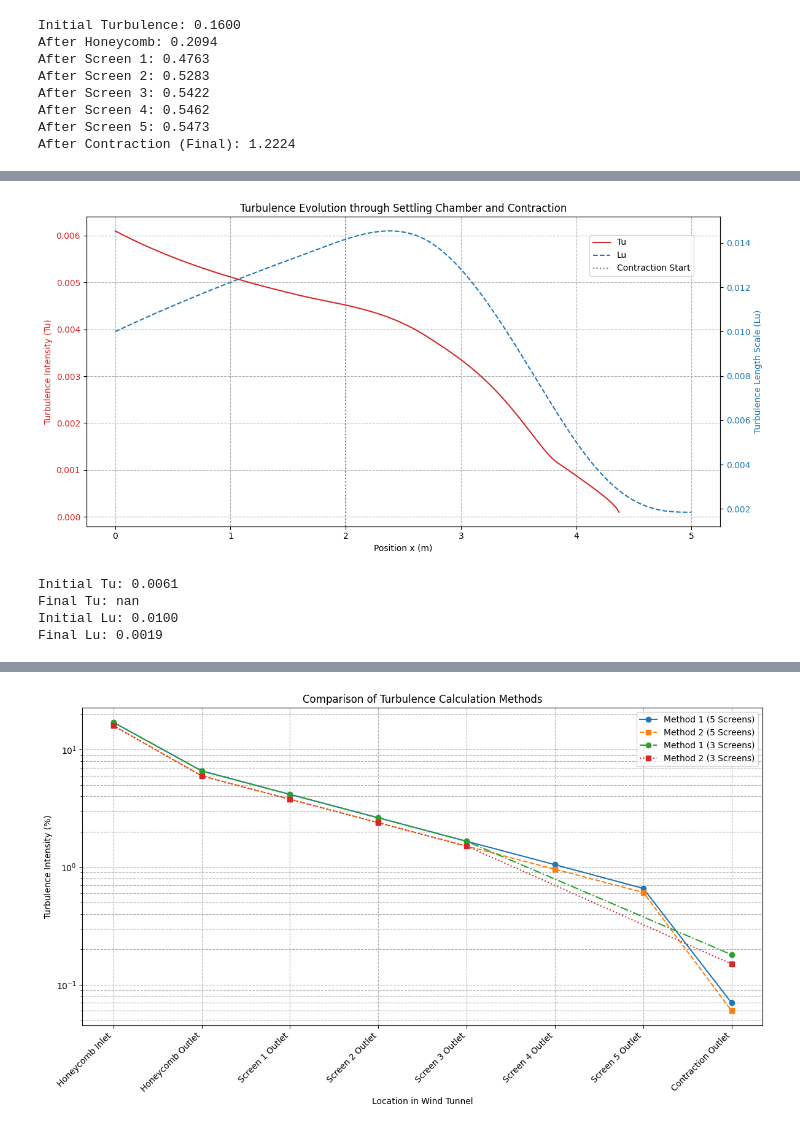
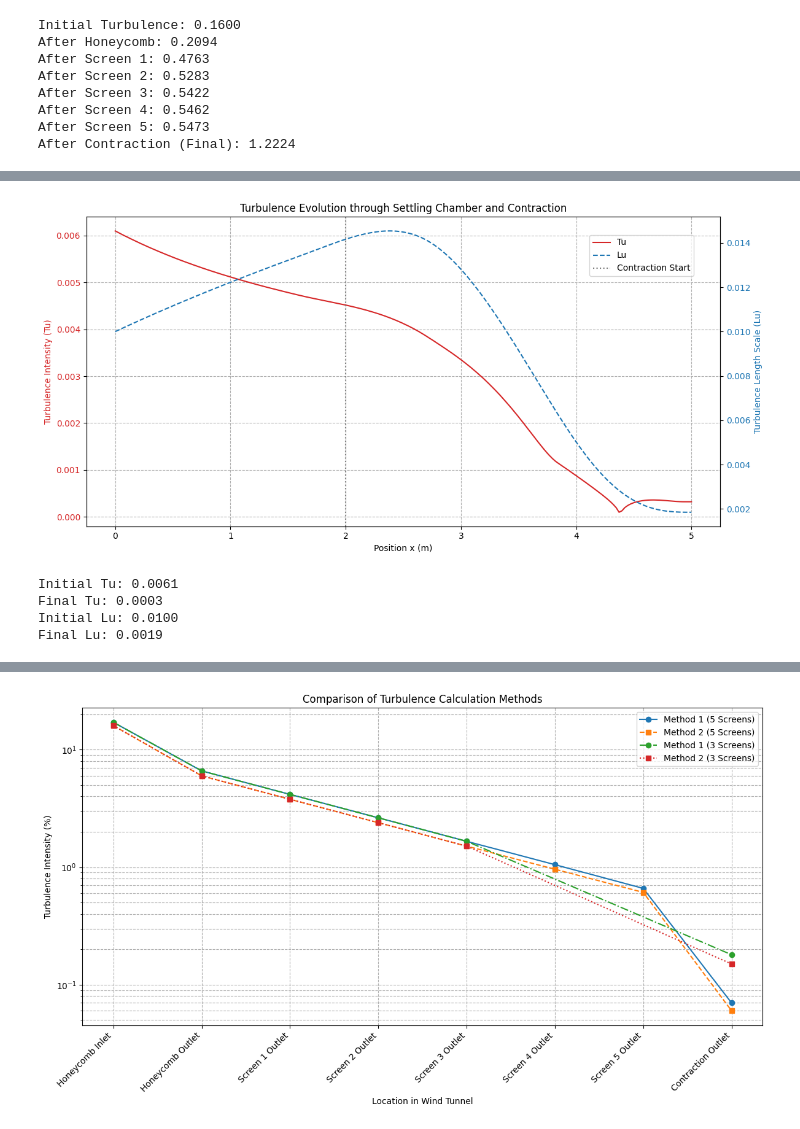
Before and after one commit to qchen-fdii-cardc/lecture-on-wtd, a Jupyter notebook: modules/part02/setting-chamber.ipynb, the cells around one changed output, grey strips where cells are left out. Cells and saved outputs as stored; diff of their text form; code cells hidden in the pictures.

```diff
--- a/modules/part02/setting-chamber.ipynb
+++ b/modules/part02/setting-chamber.ipynb
@@ -256,42 +256,42 @@ sol = solve_ivp(
 )
 
 # Extract and plot results
-Tu_solution = np.sqrt(sol.y[0])
+Tu_solution = np.sqrt(np.abs(sol.y[0]))
 Lu_solution = sol.y[1]
 
 fig, ax1 = plt.subplots(figsize=(12, 6))
 
 # Plot Turbulence Intensity
 color = 'tab:red'
 ax1.set_xlabel('Position x (m)')
 ax1.set_ylabel('Turbulence Intensity (Tu)', color=color)
 ax1.plot(sol.t, Tu_solution, color=color, label='Tu')
 ax1.tick_params(axis='y', labelcolor=color)
 ax1.grid(True, which="both", ls="--")
 ax1.set_title('Turbulence Evolution through Settling Chamber and Contraction')
 
 # Plot Turbulence Length Scale on a second y-axis
 ax2 = ax1.twinx()
 color = 'tab:blue'
 ax2.set_ylabel('Turbulence Length Scale (Lu)', color=color)
 ax2.plot(sol.t, Lu_solution, color=color, linestyle='--', label='Lu')
 ax2.tick_params(axis='y', labelcolor=color)
 
 # Add a vertical line to show where contraction starts
 plt.axvline(x=L_settling, color='gray', linestyle=':', label='Contraction Start')
 
 fig.tight_layout()
 fig.legend(loc='upper right', bbox_to_anchor=(0.9, 0.9))
 plt.show()
 
 print(f"Initial Tu: {Tu_solution[0]:.4f}")
 print(f"Final Tu: {Tu_solution[-1]:.4f}")
 print(f"Initial Lu: {Lu_solution[0]:.4f}")
 print(f"Final Lu: {Lu_solution[-1]:.4f}")
 # %% [output]
-[figure, old version]
+[figure, new version]
 Initial Tu: 0.0061
-Final Tu: nan
+Final Tu: 0.0003
 Initial Lu: 0.0100
 Final Lu: 0.0019
 # %% [markdown]
```
Also changed, not shown: 7 other files.
